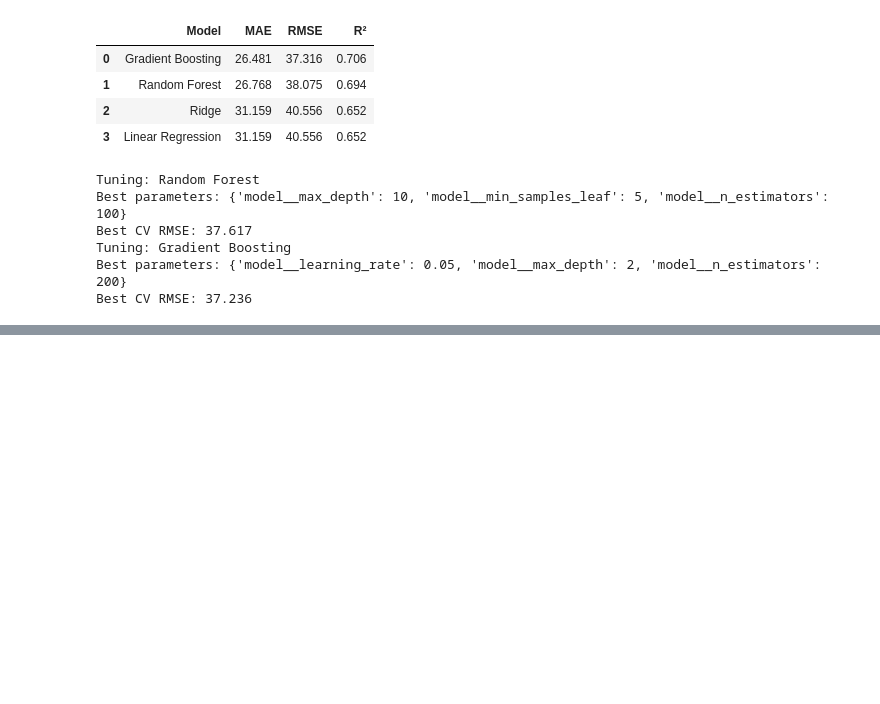
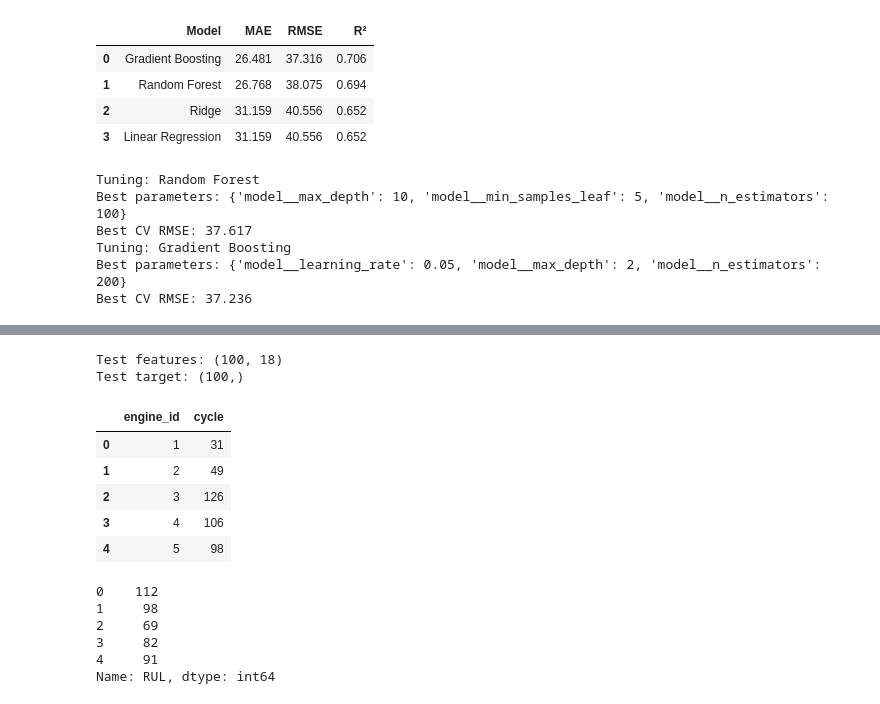
Before and after one commit to Shog7777/engine-rul-project, a Jupyter notebook: Notebooks/02_Modeling_and_Evaluation.ipynb, the cells around one changed output, grey strips where cells are left out. Cells and saved outputs as stored; diff of their text form; code cells hidden in the pictures; blank space fills up the shorter version.

```diff
--- a/Notebooks/02_Modeling_and_Evaluation.ipynb
+++ b/Notebooks/02_Modeling_and_Evaluation.ipynb
@@ -182,0 +192,57 @@ Best CV RMSE: 37.236
+# %%
+
+columns = (
+    ["engine_id", "cycle"]
+    + [f"setting_{i}" for i in range(1, 4)]
+    + [f"sensor_{i}" for i in range(1, 22)]
+)
+
+
+test_df = pd.read_csv(
+    "../Data/Original/test_FD001.txt",
+    sep=r"\s+",
+    header=None,
+    names=columns
+)
+
+y_test = pd.read_csv(
+    "../Data/Original/RUL_FD001.txt",
+    sep=r"\s+",
+    header=None,
+    names=["RUL"]
+)["RUL"]
+
+
+test_last = (
+    test_df.sort_values(["engine_id", "cycle"])
+    .groupby("engine_id")
+    .tail(1)
+    .sort_values("engine_id")
+    .reset_index(drop=True)
+)
+
+
+X_test = test_last[X.columns].copy()
+
+assert len(X_test) == len(y_test)
+
+print("Test features:", X_test.shape)
+print("Test target:", y_test.shape)
+
+display(test_last[["engine_id", "cycle"]].head())
+display(y_test.head())
+# %% [output]
+Test features: (100, 18)
+Test target: (100,)
+|  | engine_id | cycle |
+| 0 | 1 | 31 |
+| 1 | 2 | 49 |
+| 2 | 3 | 126 |
+| 3 | 4 | 106 |
+| 4 | 5 | 98 |
+0    112
+1     98
+2     69
+3     82
+4     91
+Name: RUL, dtype: int64
```
Also changed, not shown: parts of 8 cells of this notebook, 16 other files.
